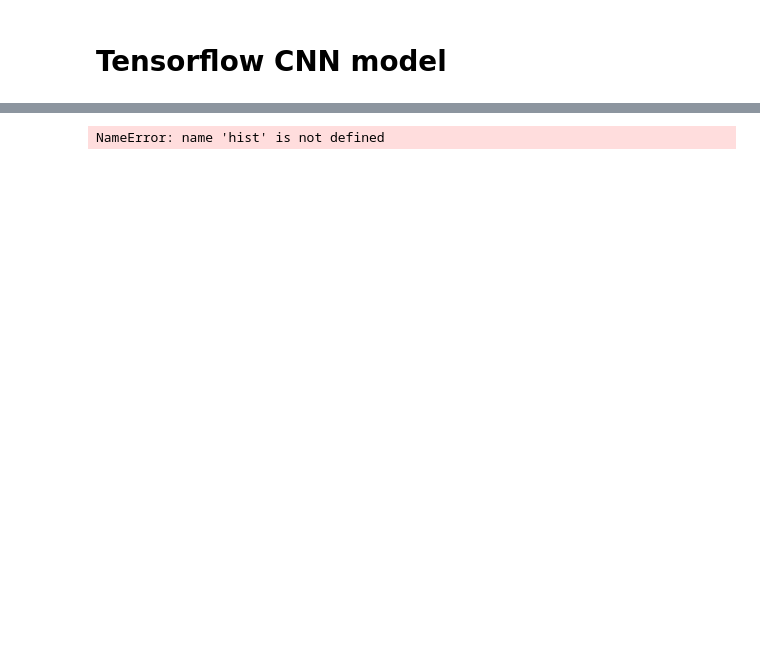
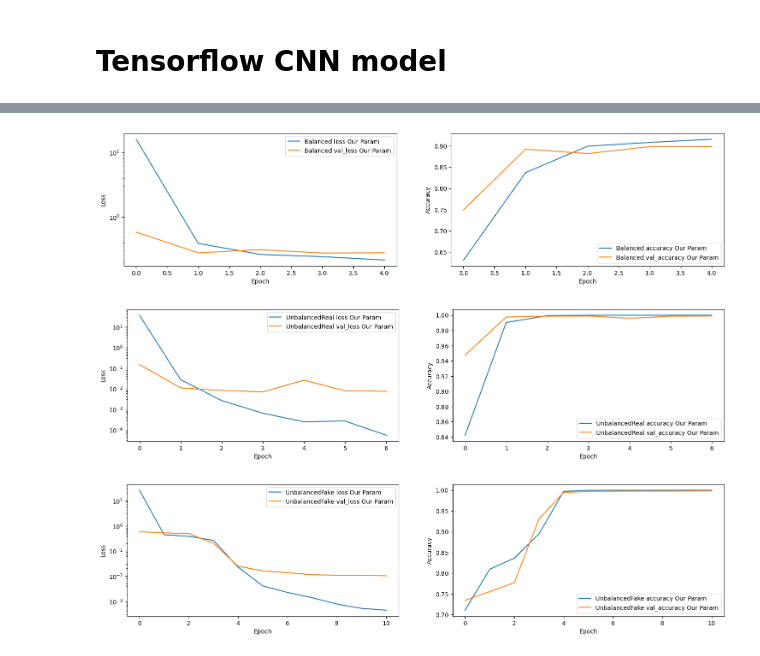
Before and after one commit to PaulMagos/ISPR, a Jupyter notebook: Assignment3/notebook.ipynb, the cells around one changed output, grey strips where cells are left out. Cells and saved outputs as stored; diff of their text form; code cells hidden in the pictures; blank space fills up the shorter version.

```diff
--- a/Assignment3/notebook.ipynb
+++ b/Assignment3/notebook.ipynb
@@ -126,4 +258,14 @@ embedding_matrix.shape
 # %% [markdown]
 # Tensorflow embedding layer
 # %%
-embedding_layer = K.layers.Embedding(vocab_size, embedding_dim, embeddings_initializer= K.initializers.Constant(embedding_matrix), trainable=False, input_length=4002)
+embedding_layer = {}
+for kind in ModelsNames:
+    embedding_layer[kind] = K.layers.Embedding(vocab_size[kind], embedding_dim, embeddings_initializer= K.initializers.Constant(embedding_matrix[kind]), trainable=False, input_length=INPUT_LEN)
+
+GLOBAL_KIND = 'Balanced'
+def getEmbeddingLayer(kind):
+    return embedding_layer[kind]
+# %%
+for kind in ModelsNames:
+    print(kind, x_train[kind].shape,  y_train[kind].shape)
+    print(kind, x_val[kind].shape, y_val.shape)
@@ -130,2 +281,10 @@ embedding_layer = K.layers.Embedding(vocab_size, embedding_dim, embeddings_initi
+# %%
+import numpy as np
+xt = {}
+for kind in ModelsNames:
+    xt[kind] = convert(x_test.copy(), kind)
+    xt[kind] = Normalize(xt[kind], subject=SubjectFlag)
+    xt[kind].shape
+y_test = np.array(y_test)
 # %% [markdown]
 # Tensorflow CNN model
@@ -198,0 +334,6 @@ _________________________________________________________________
+# %%
+from sklearn import metrics
+for kind in ModelsNames:
+    print('Our Param: Accuracy train set ', kind, metrics.accuracy_score(y_train[kind], ourParamModels[kind].predict(x_train[kind]) >= 0.5 ))
+    print('Our Param: Accuracy validation set ', kind, metrics.accuracy_score(y_val, ourParamModels[kind].predict(x_val[kind]) >= 0.5 ))
+    print('\n')
@@ -224,11 +359,23 @@ KeyboardInterrupt:
-# %%
-import matplotlib.pyplot as plt
-
-plt.plot(hist.history['accuracy'], label='accuracy')
-plt.plot(hist.history['val_accuracy'], label = 'val_accuracy')
-plt.xlabel('Epoch')
-plt.ylabel('Accuracy')
-plt.ylim([0.5, 1])
-plt.legend(loc='lower right')
-# %% [output]
-NameError: name 'hist' is not defined
+# %%
+import matplotlib.pyplot as plt
+for i, kind in enumerate(ModelsNames):
+    # plot training history
+    fig, ax = plt.subplots(1, 2, figsize=(18, 4))
+    # ax[i].set_title(knd + ' training history')
+    ax[0].plot(ourmodel_hist[kind]['loss'], label= kind + ' loss Our Param')
+    ax[0].plot(ourmodel_hist[kind]['val_loss'], label = kind + ' val_loss Our Param')
+    ax[0].set_xlabel('Epoch')
+    ax[0].set_ylabel('Loss')
+    ax[0].set_yscale('log')
+    ax[0].legend(loc='upper right');
+
+    ax[1].plot(ourmodel_hist[kind]['accuracy'], label=kind + ' accuracy Our Param')
+    ax[1].plot(ourmodel_hist[kind]['val_accuracy'], label = kind + ' val_accuracy Our Param')
+    ax[1].set_xlabel('Epoch')
+    ax[1].set_xlabel('Epoch')
+    ax[1].set_ylabel('Accuracy')
+    ax[1].legend(loc='lower right');
+# %% [output]
+[figure, added]
+[figure, added]
+[figure, added]
```
Also changed, not shown: parts of 38 cells of this notebook, 2 other files.
